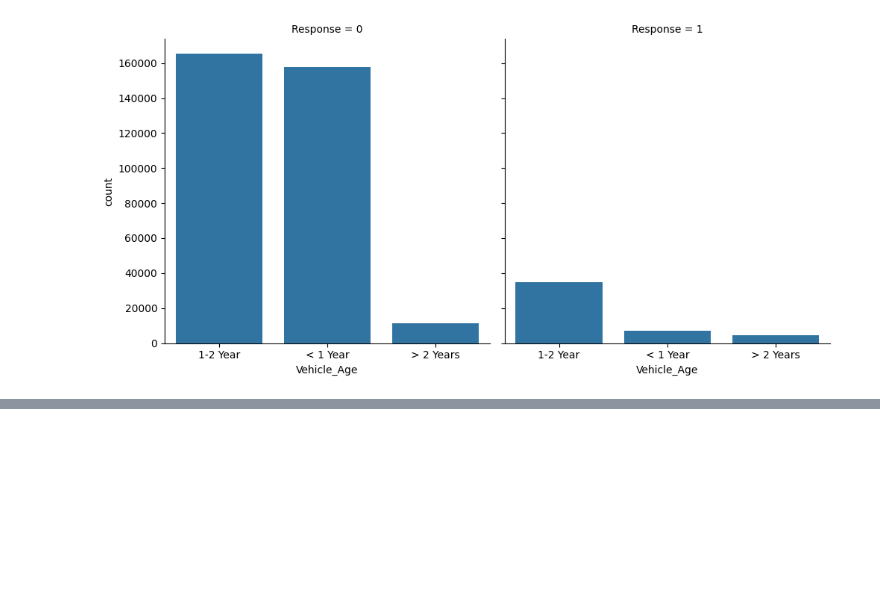
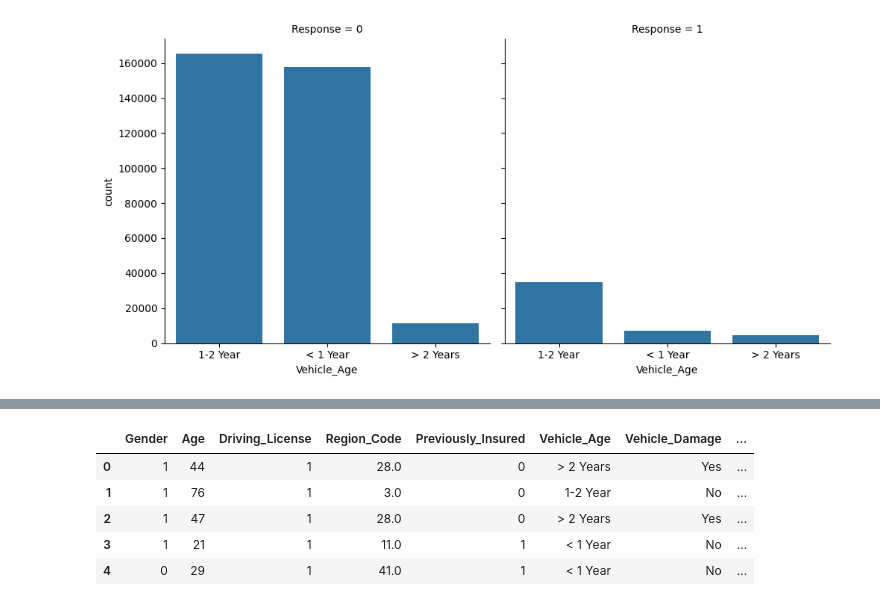
Before and after one commit to Cprakhar/Vehicle-Insurance-Prediction, a Jupyter notebook: notebook/exp-notebook.ipynb, the cells around one changed output, grey strips where cells are left out. Saved outputs shown, nothing was run; the diff lists cells and outputs as text; code cells hidden in the pictures; blank space fills up the shorter version.

```diff
--- a/notebook/exp-notebook.ipynb
+++ b/notebook/exp-notebook.ipynb
@@ -134,0 +164,12 @@ plt.show()
+# %%
+df.drop(columns='id', inplace=True)
+# %%
+df['Gender'] = df['Gender'].map({'Male': 1, 'Female': 0}).astype(int)
+df.head()
+# %% [output]
+|  | Gender | Age | Driving_License | Region_Code | Previously_Insured | Vehicle_Age | Vehicle_Damage | ... |
+| 0 | 1 | 44 | 1 | 28.0 | 0 | > 2 Years | Yes | ... |
+| 1 | 1 | 76 | 1 | 3.0 | 0 | 1-2 Year | No | ... |
+| 2 | 1 | 47 | 1 | 28.0 | 0 | > 2 Years | Yes | ... |
+| 3 | 1 | 21 | 1 | 11.0 | 1 | < 1 Year | No | ... |
+| 4 | 0 | 29 | 1 | 41.0 | 1 | < 1 Year | No | ... |
```
Also changed, not shown: parts of 21 cells of this notebook, 15 other files.
